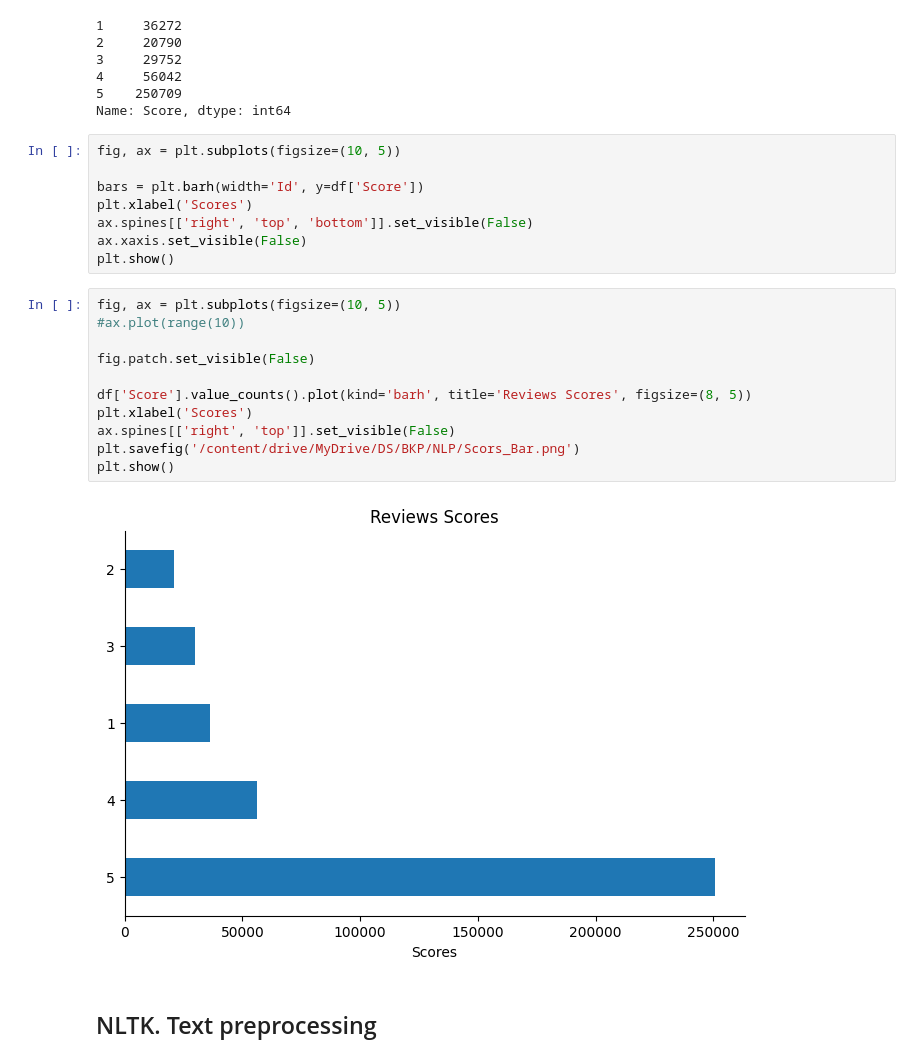
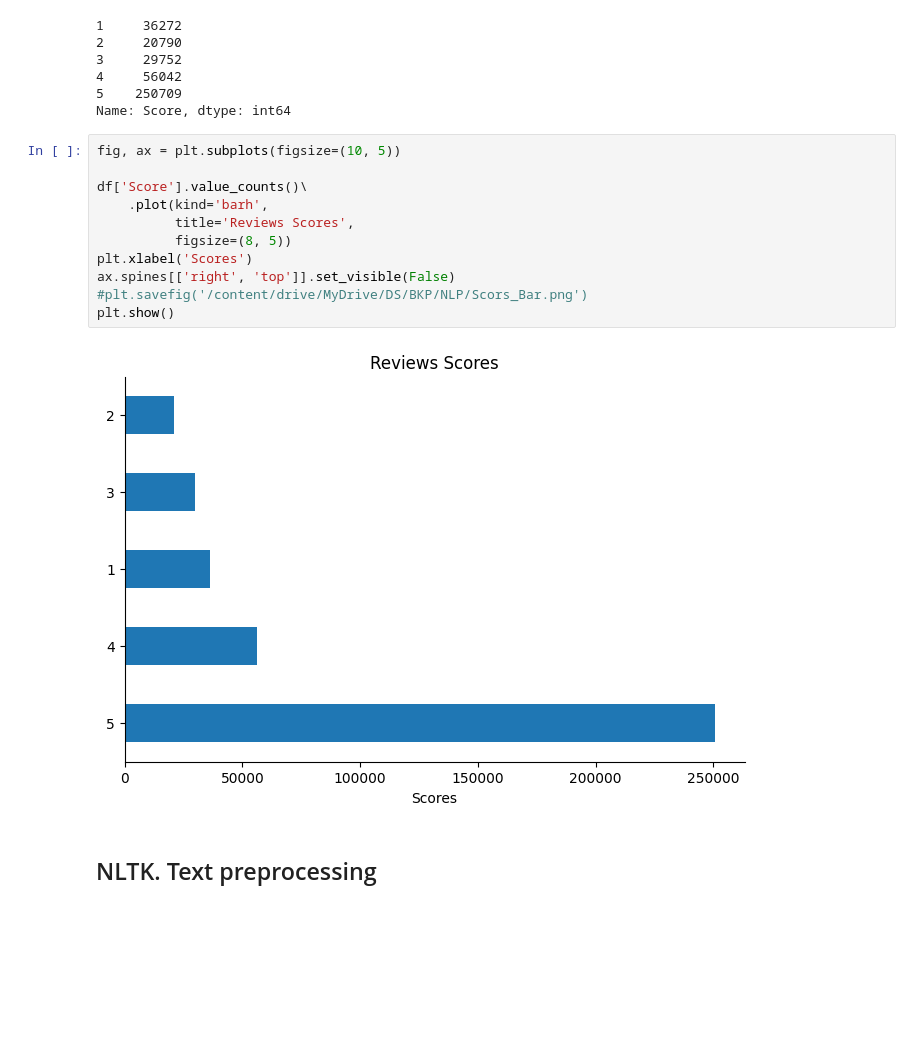
Before and after one commit to Lyu-Sterkh/Sentiment-analysis, a Jupyter notebook: Sentiment_Analysis.ipynb, the cells around one changed output. Saved outputs shown, nothing was run; the diff lists cells and outputs as text; blank space fills up the shorter version.

```diff
--- a/Sentiment_Analysis.ipynb
+++ b/Sentiment_Analysis.ipynb
@@ -182,24 +170,16 @@ Name: Score, dtype: int64
 # %%
 fig, ax = plt.subplots(figsize=(10, 5))
 
-bars = plt.barh(width='Id', y=df['Score'])
+df['Score'].value_counts()\
+    .plot(kind='barh',
+          title='Reviews Scores',
+          figsize=(8, 5))
 plt.xlabel('Scores')
-ax.spines[['right', 'top', 'bottom']].set_visible(False)
-ax.xaxis.set_visible(False)
+ax.spines[['right', 'top']].set_visible(False)
+#plt.savefig('/content/drive/MyDrive/DS/ВКР/NLP/Scors_Bar.png')
 plt.show()
+# %% [output]
+[figure, added]
-# %%
-fig, ax = plt.subplots(figsize=(10, 5))
-#ax.plot(range(10))
-
-fig.patch.set_visible(False)
-
-df['Score'].value_counts().plot(kind='barh', title='Reviews Scores', figsize=(8, 5))
-plt.xlabel('Scores')
-ax.spines[['right', 'top']].set_visible(False)
-plt.savefig('/content/drive/MyDrive/DS/ВКР/NLP/Scors_Bar.png')
-plt.show()
-# %% [output]
-[figure, removed]
 # %% [markdown]
 ## NLTK. Text preprocessing
 # %%
```
Also changed, not shown: parts of 12 cells of this notebook.
